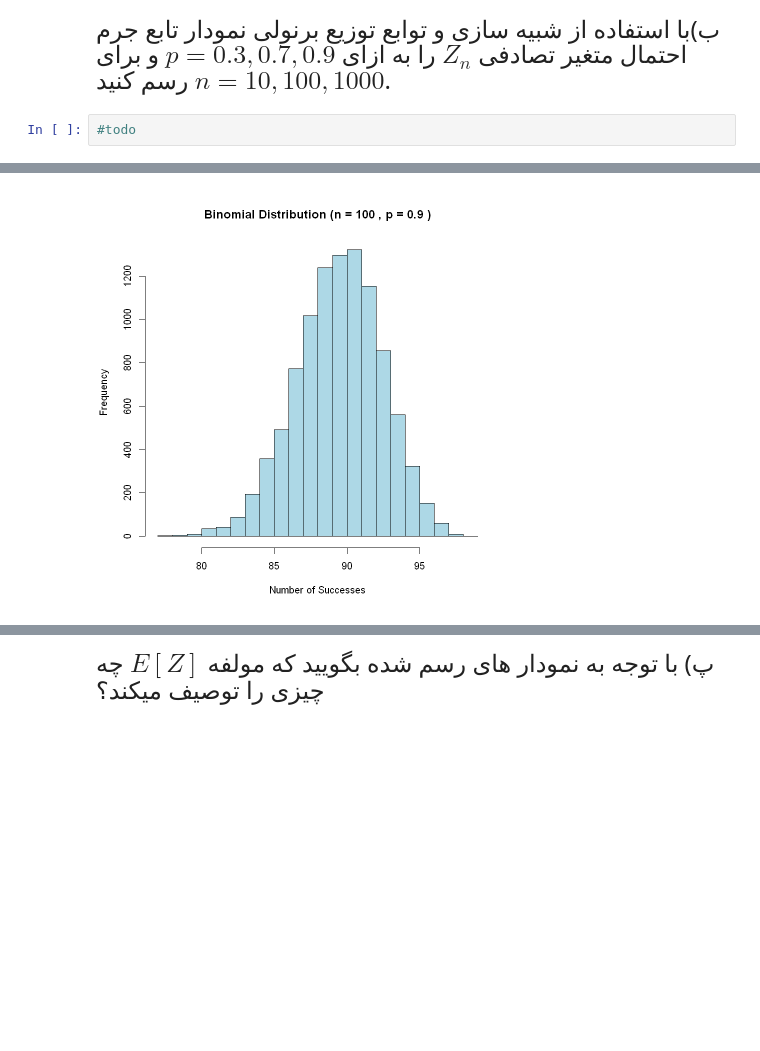
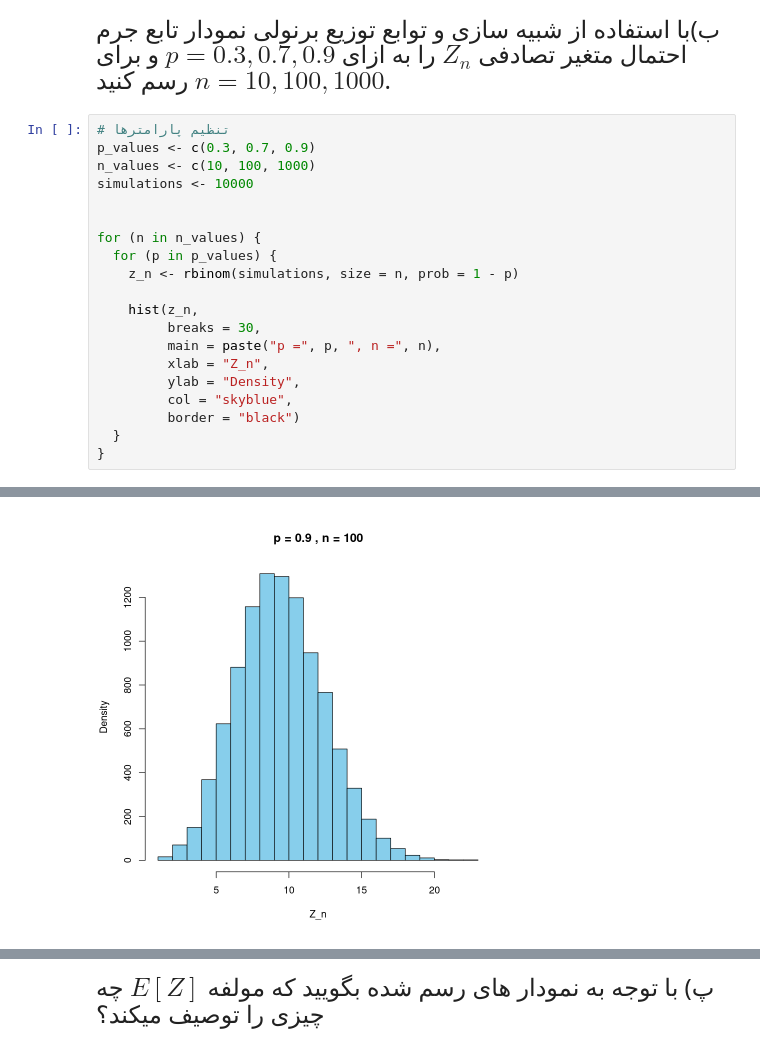
Before and after one commit to semim19/ProbabilityPractical, a Jupyter notebook: EPS___Fall_2024___Practical_Assignment_1___Q2.ipynb, the cells around one changed output, grey strips where cells are left out. Saved outputs shown, nothing was run; the diff lists cells and outputs as text; blank space fills up the shorter version.

```diff
--- a/EPS___Fall_2024___Practical_Assignment_1___Q2.ipynb
+++ b/EPS___Fall_2024___Practical_Assignment_1___Q2.ipynb
@@ -104,5 +104,23 @@ $X_i$ ها متغیر های تصادفی مستقل و هم توزیع هستن
 </font>
 </div>
 # %%
-#todo
+# تنظیم پارامترها
+p_values <- c(0.3, 0.7, 0.9)
+n_values <- c(10, 100, 1000)
+simulations <- 10000
+
+
+for (n in n_values) {
+  for (p in p_values) {
+    z_n <- rbinom(simulations, size = n, prob = 1 - p)
+
+    hist(z_n,
+         breaks = 30,
+         main = paste("p =", p, ", n =", n),
+         xlab = "Z_n",
+         ylab = "Density",
+         col = "skyblue",
+         border = "black")
+  }
+}
 # %% [output]
@@ -114 +132 @@ $X_i$ ها متغیر های تصادفی مستقل و هم توزیع هستن
-[figure, old version]
+[figure, new version]
```
Also changed, not shown: parts of 12 cells of this notebook.
